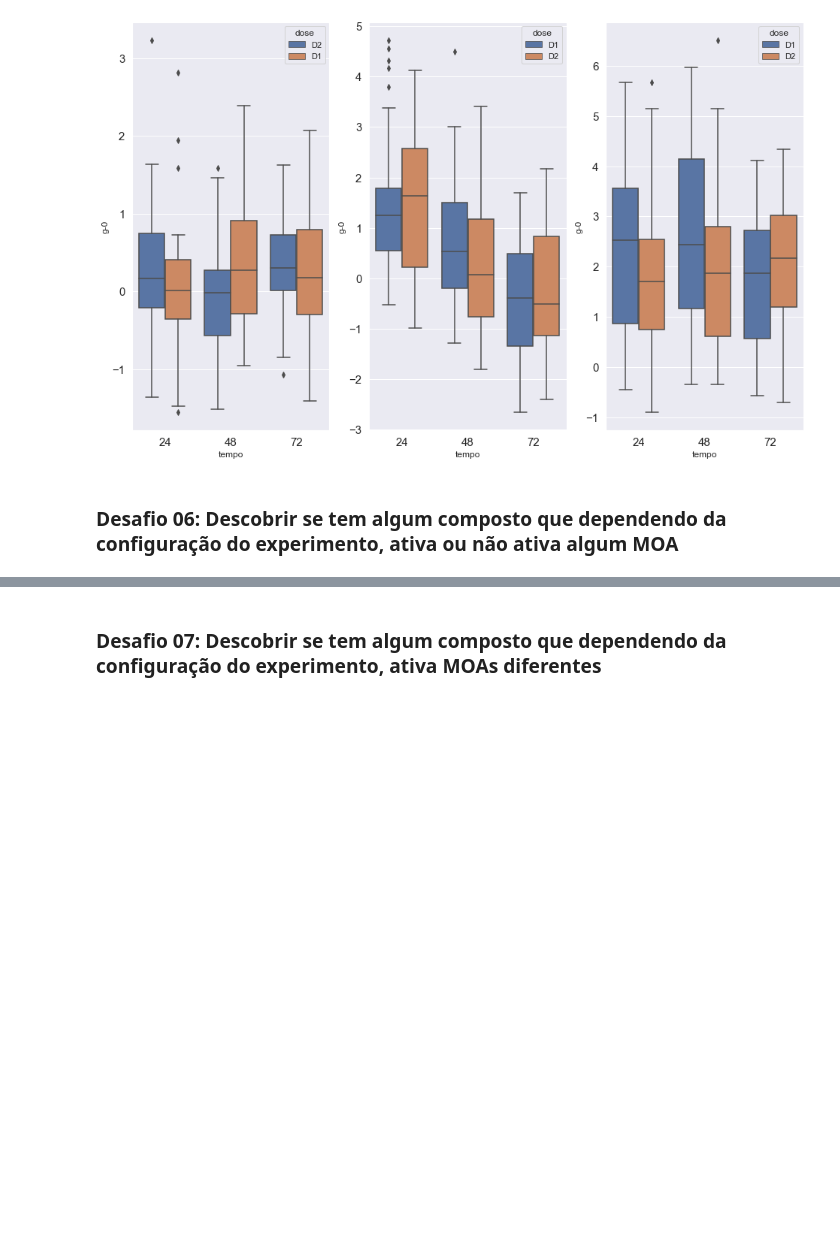
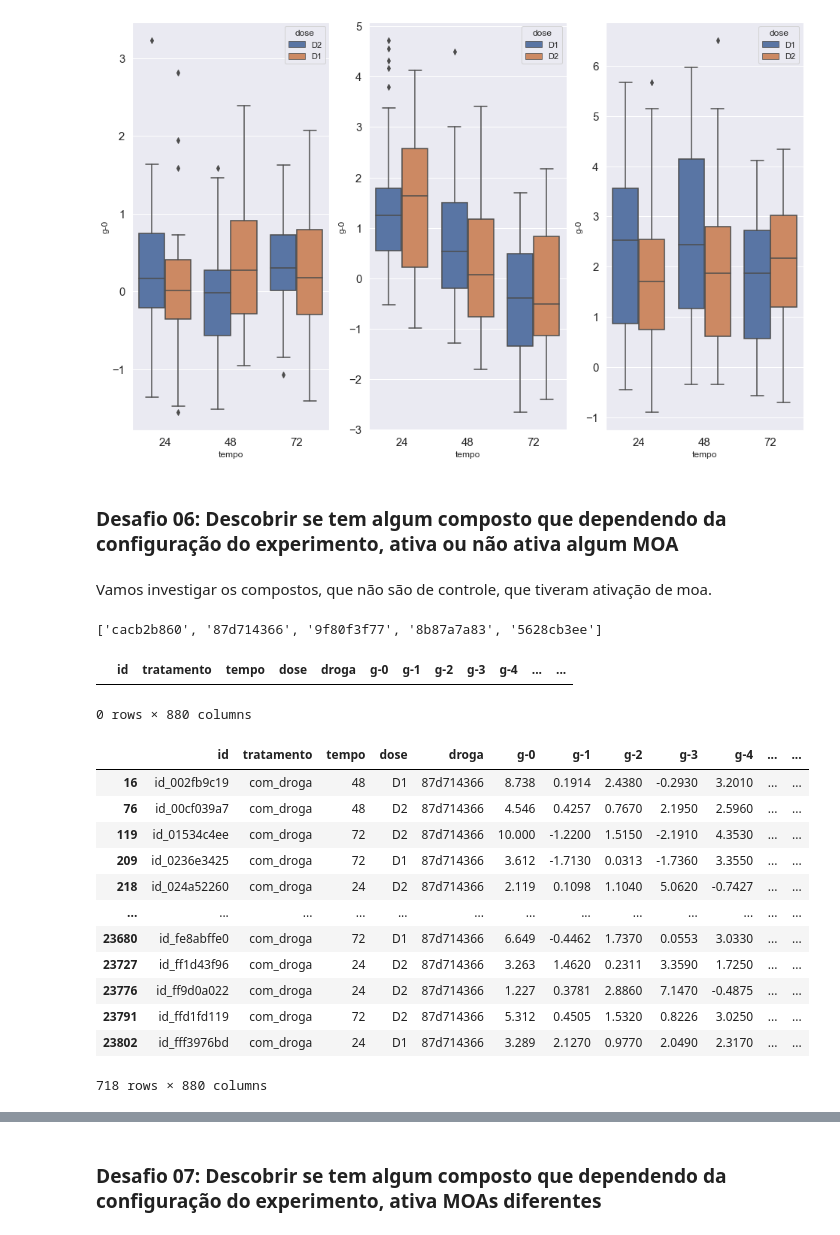
Before and after one commit to augusto-matos/alura-immersion-3, a Jupyter notebook: alura-immersion-Aula04.ipynb, the cells around one changed output, grey strips where cells are left out. Drawn from its saved outputs; the diff is of its cells as text; code cells hidden in the pictures; blank space fills up the shorter version.

````diff
--- a/alura-immersion-Aula04.ipynb
+++ b/alura-immersion-Aula04.ipynb
@@ -323,5 +323,5 @@ dados_combinados[dados_combinados['tratamento'] == 'com_droga'].head(1)
 # %% [markdown]
 Para essa tarefa, nao há a necessidade de criarmos diretamente 3 colunas manuais, basta utilizarmos a função ```.get_dummies()``` que a biblioteca pandas nos oferece.
 # %%
-dados_combinados = pd.get_dummies(dados_combinados, columns=['tempo'])
+dados_combinados1 = pd.get_dummies(dados_combinados, columns=['tempo'])
 # %%
@@ -402,3 +386,33 @@ plt.show()
 [figure]
 # %% [markdown]
 ### Desafio 06: Descobrir se tem algum composto que dependendo da configuração do experimento, ativa ou não ativa algum MOA
+# %% [markdown]
+Vamos investigar os compostos, que não são de controle, que tiveram ativação de moa.
+# %%
+cinco_principais_compostos = dados_combinados['droga'].value_counts()[:5].index.to_list()
+cinco_principais_compostos
+# %% [output]
+['cacb2b860', '87d714366', '9f80f3f77', '8b87a7a83', '5628cb3ee']
+# %%
+# 1° Composto com maior frequência, ativação do MOA
+dados_combinados.query('droga == @cinco_principais_compostos[0] and ativo_moa')
+# %% [output]
+|  | id | tratamento | tempo | dose | droga | g-0 | g-1 | g-2 | g-3 | g-4 | ... | ... |
+0 rows × 880 columns
+# %%
+# 2° composto com maior frequência, ativação do MOA:
+dados_combinados.query('droga == @cinco_principais_compostos[1] and ativo_moa')
+# %% [output]
+|  | id | tratamento | tempo | dose | droga | g-0 | g-1 | g-2 | g-3 | g-4 | ... | ... |
+| 16 | id_002fb9c19 | com_droga | 48 | D1 | 87d714366 | 8.738 | 0.1914 | 2.4380 | -0.2930 | 3.2010 | ... | ... |
+| 76 | id_00cf039a7 | com_droga | 48 | D2 | 87d714366 | 4.546 | 0.4257 | 0.7670 | 2.1950 | 2.5960 | ... | ... |
+| 119 | id_01534c4ee | com_droga | 72 | D2 | 87d714366 | 10.000 | -1.2200 | 1.5150 | -2.1910 | 4.3530 | ... | ... |
+| 209 | id_0236e3425 | com_droga | 72 | D1 | 87d714366 | 3.612 | -1.7130 | 0.0313 | -1.7360 | 3.3550 | ... | ... |
+| 218 | id_024a52260 | com_droga | 24 | D2 | 87d714366 | 2.119 | 0.1098 | 1.1040 | 5.0620 | -0.7427 | ... | ... |
+| ... | ... | ... | ... | ... | ... | ... | ... | ... | ... | ... | ... | ... |
+| 23680 | id_fe8abffe0 | com_droga | 72 | D1 | 87d714366 | 6.649 | -0.4462 | 1.7370 | 0.0553 | 3.0330 | ... | ... |
+| 23727 | id_ff1d43f96 | com_droga | 24 | D2 | 87d714366 | 3.263 | 1.4620 | 0.2311 | 3.3590 | 1.7250 | ... | ... |
+| 23776 | id_ff9d0a022 | com_droga | 24 | D2 | 87d714366 | 1.227 | 0.3781 | 2.8860 | 7.1470 | -0.4875 | ... | ... |
+| 23791 | id_ffd1fd119 | com_droga | 72 | D2 | 87d714366 | 5.312 | 0.4505 | 1.5320 | 0.8226 | 3.0250 | ... | ... |
+| 23802 | id_fff3976bd | com_droga | 24 | D1 | 87d714366 | 3.289 | 2.1270 | 0.9770 | 2.0490 | 2.3170 | ... | ... |
+718 rows × 880 columns
````
Also changed, not shown: parts of 9 cells of this notebook.
